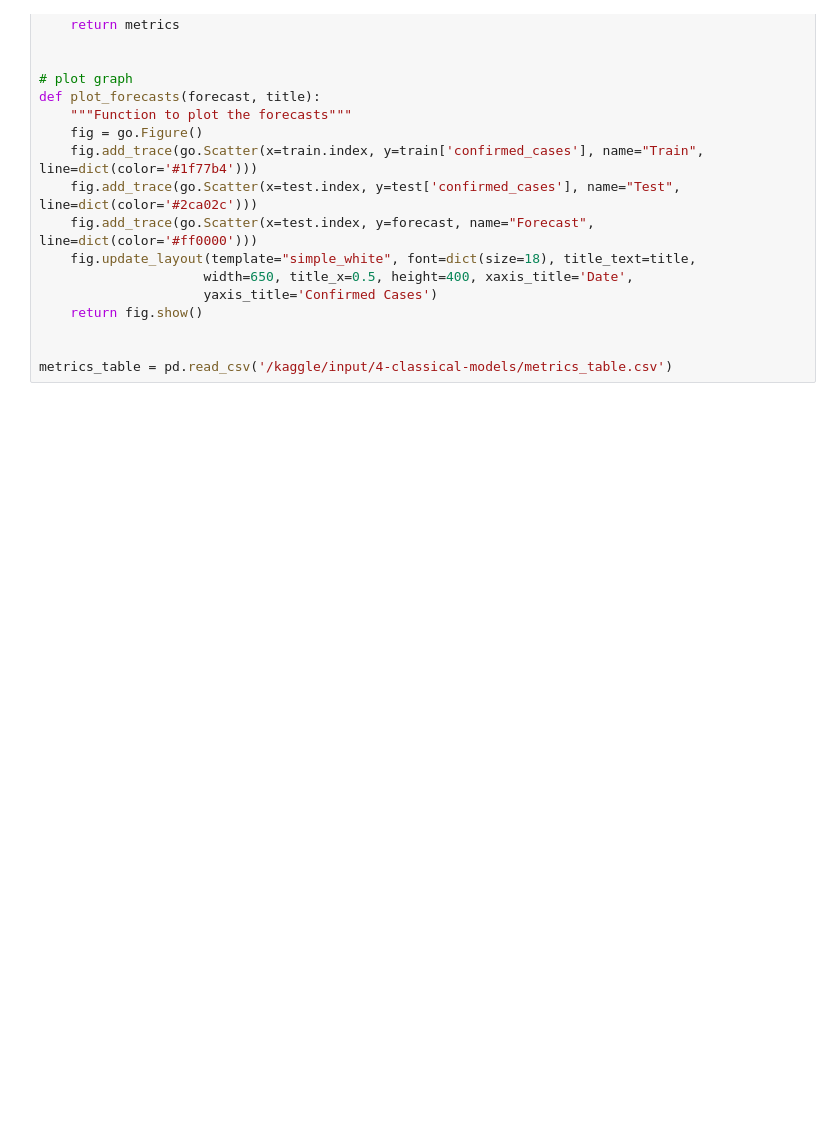
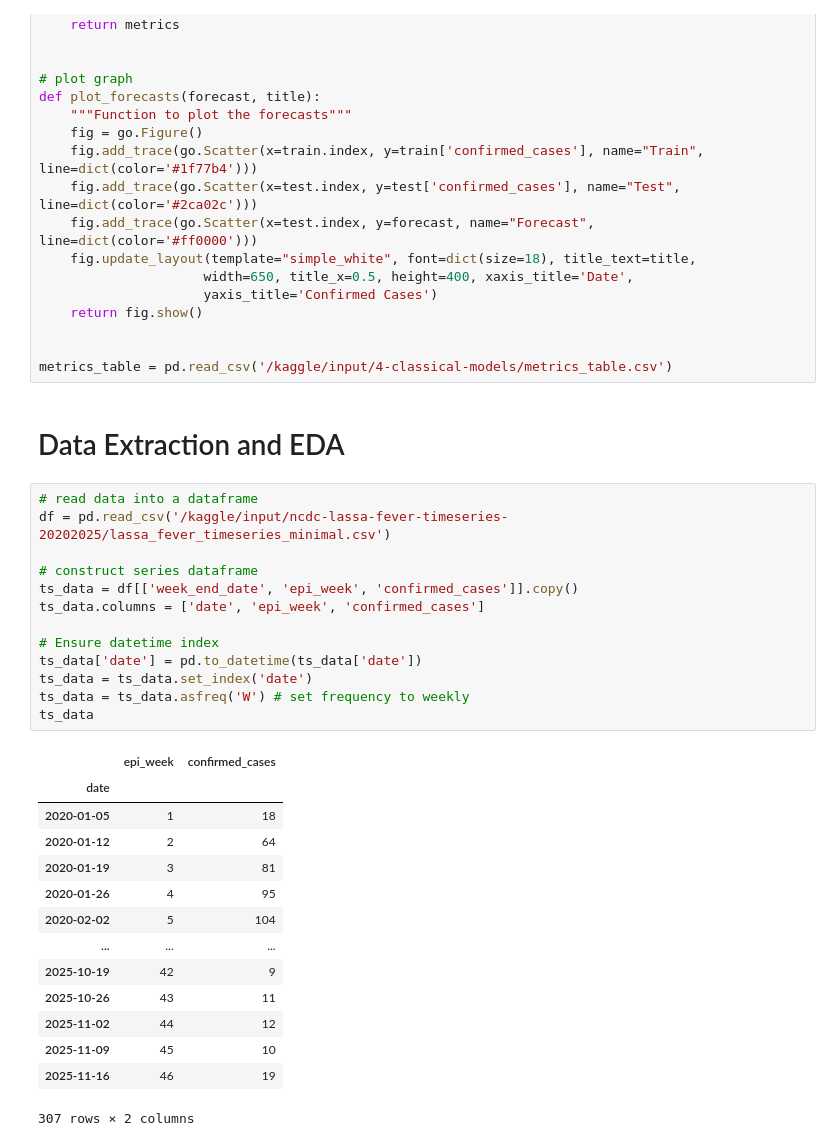
Before and after one commit to EmmanuelNiyi/Data-Driven-Surveillance-Lassa-Fever-Forecasting-for-Public-Health-Action, a Jupyter notebook: 5-machine-learnig-models.ipynb, the cells around one changed output. Saved outputs shown, nothing was run; the diff lists cells and outputs as text; blank space fills up the shorter version.

```diff
--- a/5-machine-learnig-models.ipynb
+++ b/5-machine-learnig-models.ipynb
@@ -60,3 +68,33 @@ def plot_forecasts(forecast, title):
 
 
 metrics_table = pd.read_csv('/kaggle/input/4-classical-models/metrics_table.csv')
+# %% [markdown]
+# Data Extraction and EDA
+# %%
+# read data into a dataframe
+df = pd.read_csv('/kaggle/input/ncdc-lassa-fever-timeseries-20202025/lassa_fever_timeseries_minimal.csv')
+
+# construct series dataframe
+ts_data = df[['week_end_date', 'epi_week', 'confirmed_cases']].copy()
+ts_data.columns = ['date', 'epi_week', 'confirmed_cases']
+
+# Ensure datetime index
+ts_data['date'] = pd.to_datetime(ts_data['date'])
+ts_data = ts_data.set_index('date')
+ts_data = ts_data.asfreq('W') # set frequency to weekly
+ts_data
+# %% [output]
+|  | epi_week | confirmed_cases |
+| date |  |  |
+| 2020-01-05 | 1 | 18 |
+| 2020-01-12 | 2 | 64 |
+| 2020-01-19 | 3 | 81 |
+| 2020-01-26 | 4 | 95 |
+| 2020-02-02 | 5 | 104 |
+| ... | ... | ... |
+| 2025-10-19 | 42 | 9 |
+| 2025-10-26 | 43 | 11 |
+| 2025-11-02 | 44 | 12 |
+| 2025-11-09 | 45 | 10 |
+| 2025-11-16 | 46 | 19 |
+307 rows × 2 columns
```
Also changed, not shown: parts of 13 cells of this notebook.
